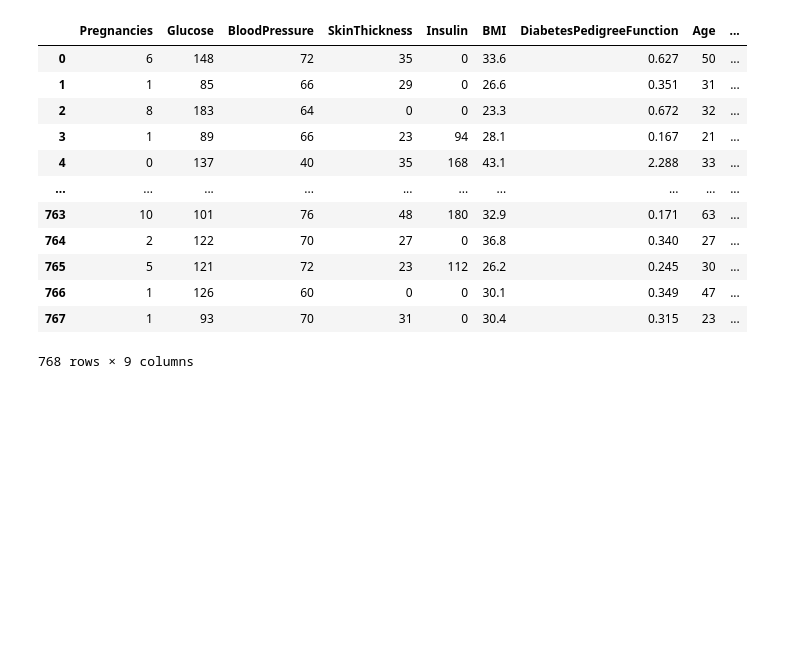
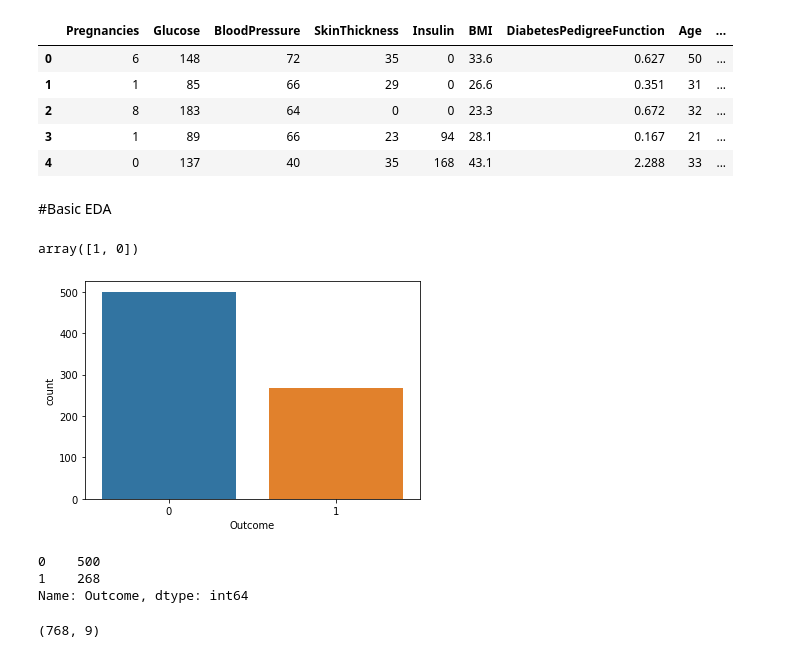
Before and after one commit to 1998-parvathy/puma_indians_diabetes, a Jupyter notebook: Pima_Indian_Diabetes.ipynb, the cells around one changed output. Saved outputs shown, nothing was run; the diff lists cells and outputs as text; code cells hidden in the pictures; blank space fills up the shorter version.

```diff
--- a/Pima_Indian_Diabetes.ipynb
+++ b/Pima_Indian_Diabetes.ipynb
@@ -5,16 +2,0 @@ import pandas as pd
-# %%
-pd.read_csv("/diabetes.csv")
-# %% [output]
-|  | Pregnancies | Glucose | BloodPressure | SkinThickness | Insulin | BMI | DiabetesPedigreeFunction | Age | ... |
-| 0 | 6 | 148 | 72 | 35 | 0 | 33.6 | 0.627 | 50 | ... |
-| 1 | 1 | 85 | 66 | 29 | 0 | 26.6 | 0.351 | 31 | ... |
-| 2 | 8 | 183 | 64 | 0 | 0 | 23.3 | 0.672 | 32 | ... |
-| 3 | 1 | 89 | 66 | 23 | 94 | 28.1 | 0.167 | 21 | ... |
-| 4 | 0 | 137 | 40 | 35 | 168 | 43.1 | 2.288 | 33 | ... |
-| ... | ... | ... | ... | ... | ... | ... | ... | ... | ... |
-| 763 | 10 | 101 | 76 | 48 | 180 | 32.9 | 0.171 | 63 | ... |
-| 764 | 2 | 122 | 70 | 27 | 0 | 36.8 | 0.340 | 27 | ... |
-| 765 | 5 | 121 | 72 | 23 | 112 | 26.2 | 0.245 | 30 | ... |
-| 766 | 1 | 126 | 60 | 0 | 0 | 30.1 | 0.349 | 47 | ... |
-| 767 | 1 | 93 | 70 | 31 | 0 | 30.4 | 0.315 | 23 | ... |
-768 rows × 9 columns
@@ -23,0 +11,36 @@ drive.mount('/content/drive')
+# %%
+#loading Dataset
+df = pd.read_csv("/content/drive/MyDrive/luminar_project/Project/Project_1/diabetes.csv")
+df.head()
+# %% [output]
+|  | Pregnancies | Glucose | BloodPressure | SkinThickness | Insulin | BMI | DiabetesPedigreeFunction | Age | ... |
+| 0 | 6 | 148 | 72 | 35 | 0 | 33.6 | 0.627 | 50 | ... |
+| 1 | 1 | 85 | 66 | 29 | 0 | 26.6 | 0.351 | 31 | ... |
+| 2 | 8 | 183 | 64 | 0 | 0 | 23.3 | 0.672 | 32 | ... |
+| 3 | 1 | 89 | 66 | 23 | 94 | 28.1 | 0.167 | 21 | ... |
+| 4 | 0 | 137 | 40 | 35 | 168 | 43.1 | 2.288 | 33 | ... |
+# %% [markdown]
+ #Basic EDA
+# %%
+#checking the unique values in target variables
+df['Outcome'].unique()
+# %% [output]
+array([1, 0])
+# %%
+#ploting the target variable
+sns.countplot(x="Outcome",data=df)
+plt.show()
+# %% [output]
+[figure, added]
+# %%
+#chechking the value count in target variable
+df['Outcome'].value_counts()
+# %% [output]
+0    500
+1    268
+Name: Outcome, dtype: int64
+# %%
+#shape of the data set
+df.shape
+# %% [output]
+(768, 9)
```
Also changed, not shown: parts of 16 cells of this notebook.
